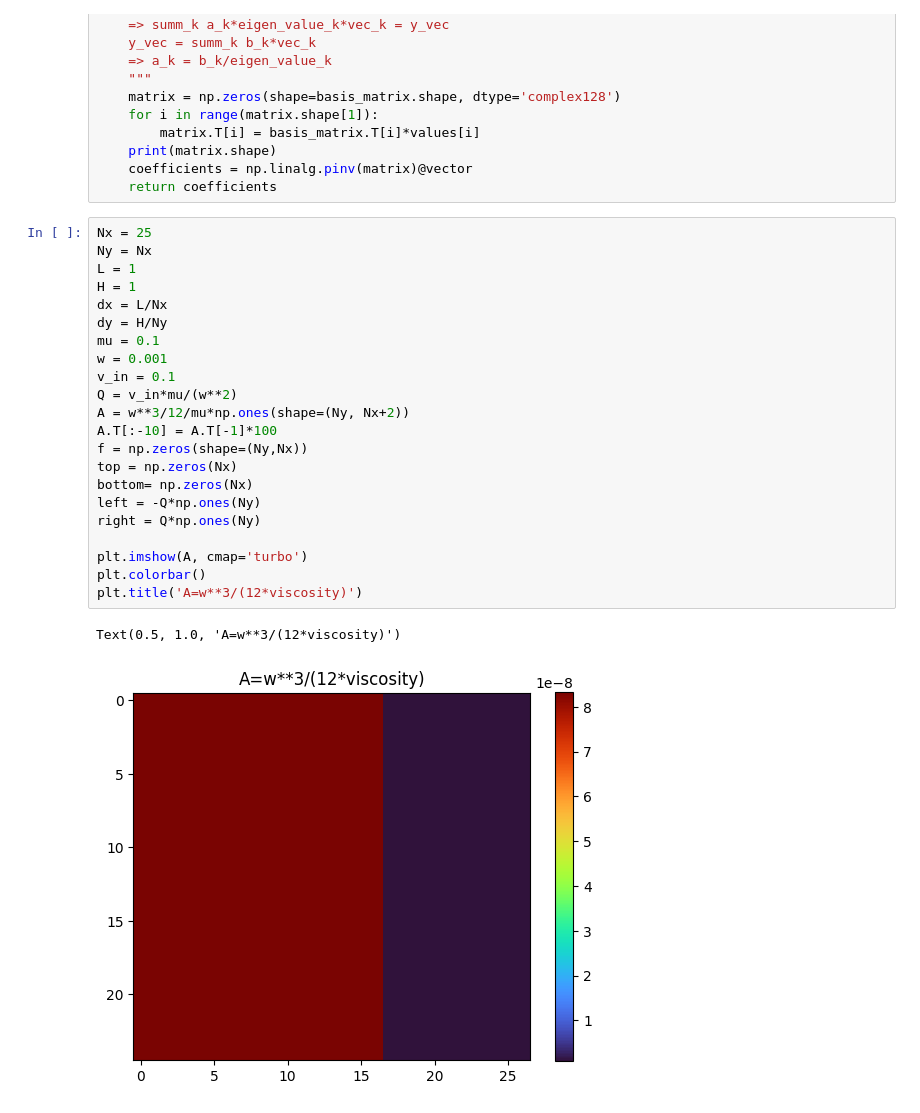
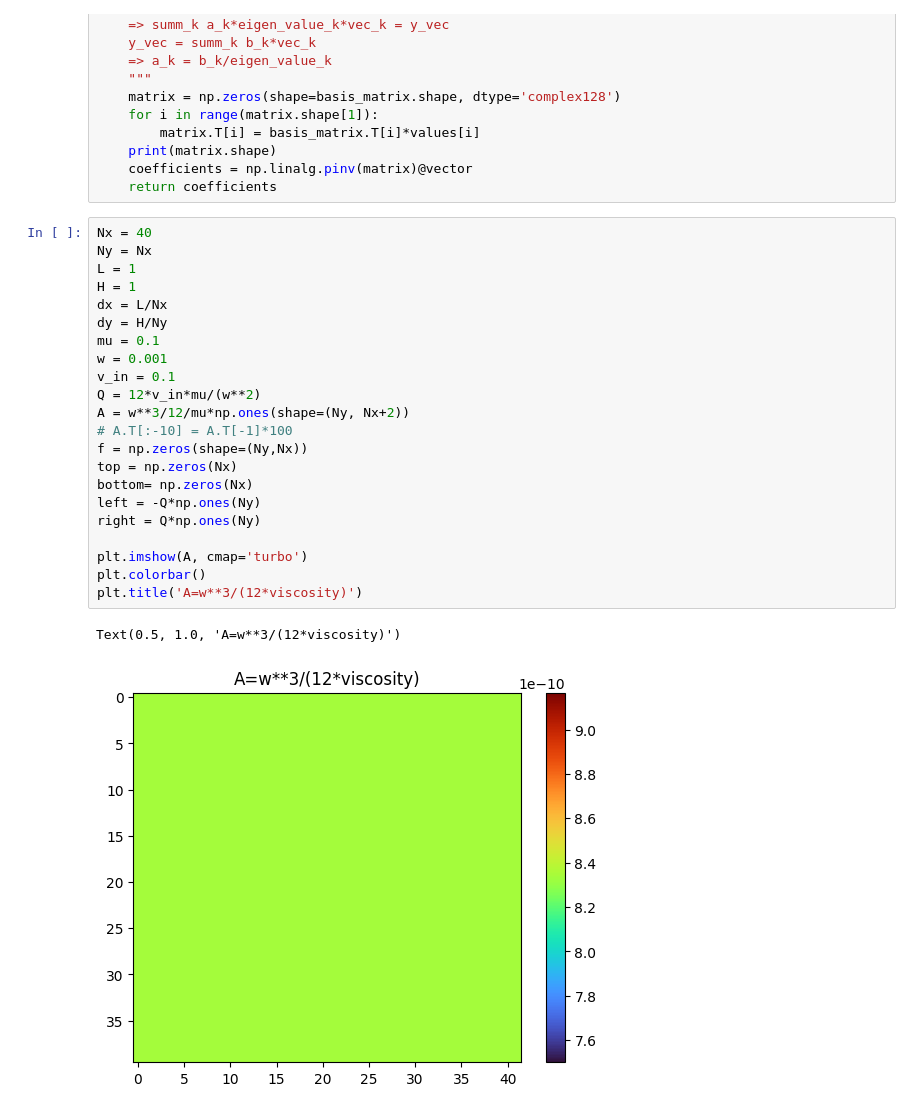
Before and after one commit to arty0mkha/MNSK_2024, a Jupyter notebook: test.ipynb, the cells around one changed output. Drawn from its saved outputs; the diff is of its cells as text.

```diff
--- a/test.ipynb
+++ b/test.ipynb
@@ -18,28 +18,28 @@ def decomposition (vector, basis_matrix, values):
     coefficients = np.linalg.pinv(matrix)@vector
     return coefficients
 # %%
-Nx = 25
+Nx = 40
 Ny = Nx
 L = 1
 H = 1
 dx = L/Nx
 dy = H/Ny
 mu = 0.1
 w = 0.001
 v_in = 0.1
-Q = v_in*mu/(w**2)
+Q = 12*v_in*mu/(w**2)
 A = w**3/12/mu*np.ones(shape=(Ny, Nx+2))
-A.T[:-10] = A.T[-1]*100
+# A.T[:-10] = A.T[-1]*100
 f = np.zeros(shape=(Ny,Nx))
 top = np.zeros(Nx)
 bottom= np.zeros(Nx)
 left = -Q*np.ones(Ny)
 right = Q*np.ones(Ny)
 
 plt.imshow(A, cmap='turbo')
 plt.colorbar()
 plt.title('A=w**3/(12*viscosity)')
 # %% [output]
 Text(0.5, 1.0, 'A=w**3/(12*viscosity)')
-[figure, old version]
+[figure, new version]
 # %%
```
Also changed, not shown: parts of 8 cells of this notebook, 5 other files.
